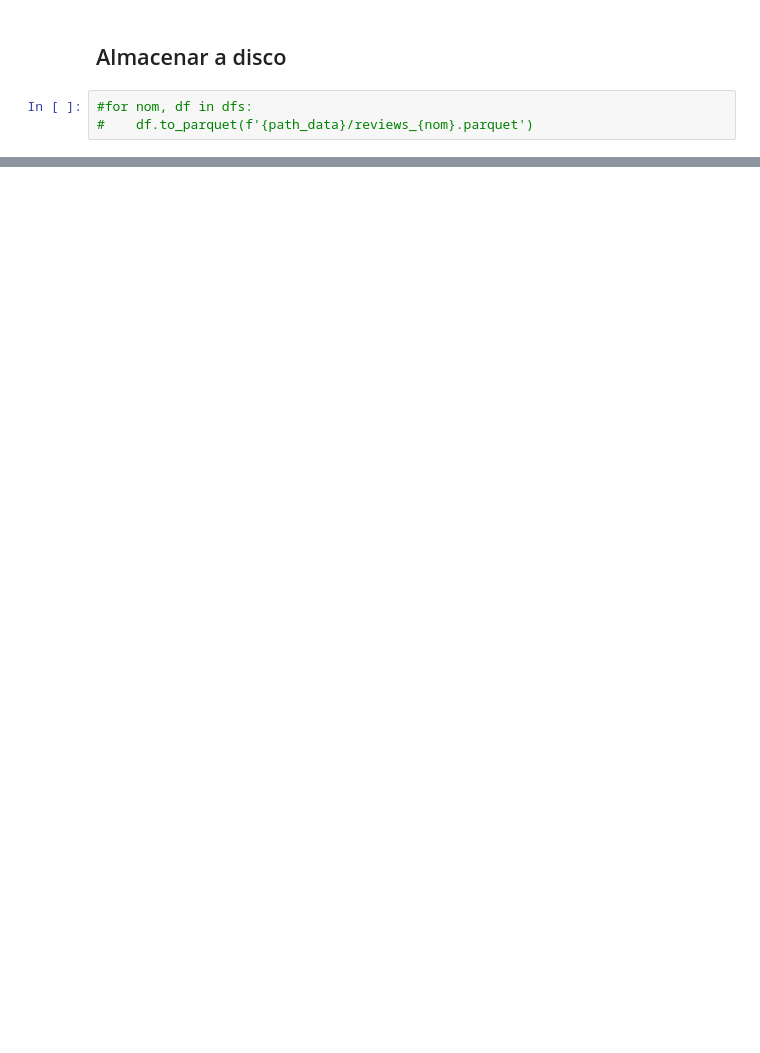
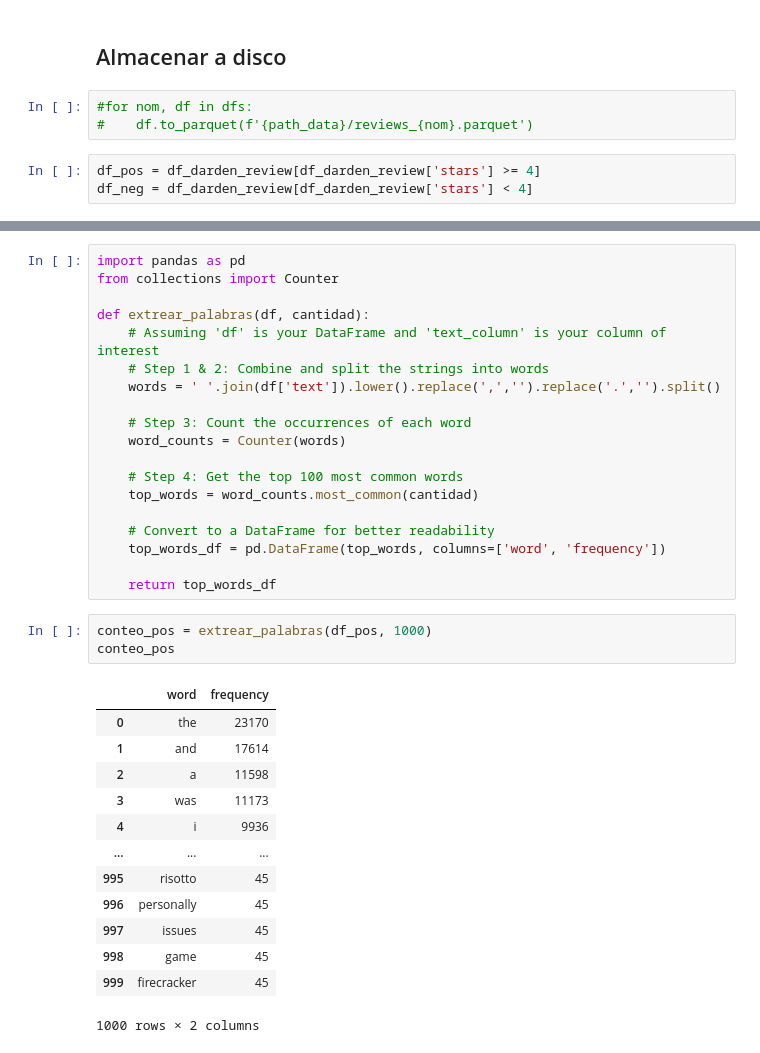
Before and after one commit to litcoininvestorbros/Henry_PF, a Jupyter notebook: notebooks/EDA/yelp_darden_y_comp.ipynb, the cells around one changed output, grey strips where cells are left out. Cells and saved outputs as stored; diff of their text form; blank space fills up the shorter version.

Commit message:
agrega funcion de modelo ML, de palabras clave en reviews, modifica documentacion general

```diff
--- a/notebooks/EDA/yelp_darden_y_comp.ipynb
+++ b/notebooks/EDA/yelp_darden_y_comp.ipynb
@@ -362,3 +362,6 @@ df_darden_review.sample()
 # %%
 #for nom, df in dfs:
 #    df.to_parquet(f'{path_data}/reviews_{nom}.parquet')
+# %%
+df_pos = df_darden_review[df_darden_review['stars'] >= 4]
+df_neg = df_darden_review[df_darden_review['stars'] < 4]
@@ -364,0 +383,36 @@ df_darden_review.sample()
+# %%
+import pandas as pd
+from collections import Counter
+
+def extrear_palabras(df, cantidad):
+    # Assuming 'df' is your DataFrame and 'text_column' is your column of interest
+    # Step 1 & 2: Combine and split the strings into words
+    words = ' '.join(df['text']).lower().replace(',','').replace('.','').split()
+
+    # Step 3: Count the occurrences of each word
+    word_counts = Counter(words)
+
+    # Step 4: Get the top 100 most common words
+    top_words = word_counts.most_common(cantidad)
+
+    # Convert to a DataFrame for better readability
+    top_words_df = pd.DataFrame(top_words, columns=['word', 'frequency'])
+
+    return top_words_df
+# %%
+conteo_pos = extrear_palabras(df_pos, 1000)
+conteo_pos
+# %% [output]
+|  | word | frequency |
+| 0 | the | 23170 |
+| 1 | and | 17614 |
+| 2 | a | 11598 |
+| 3 | was | 11173 |
+| 4 | i | 9936 |
+| ... | ... | ... |
+| 995 | risotto | 45 |
+| 996 | personally | 45 |
+| 997 | issues | 45 |
+| 998 | game | 45 |
+| 999 | firecracker | 45 |
+1000 rows × 2 columns
```
Also changed, not shown: parts of 8 cells of this notebook, 4 other files.
